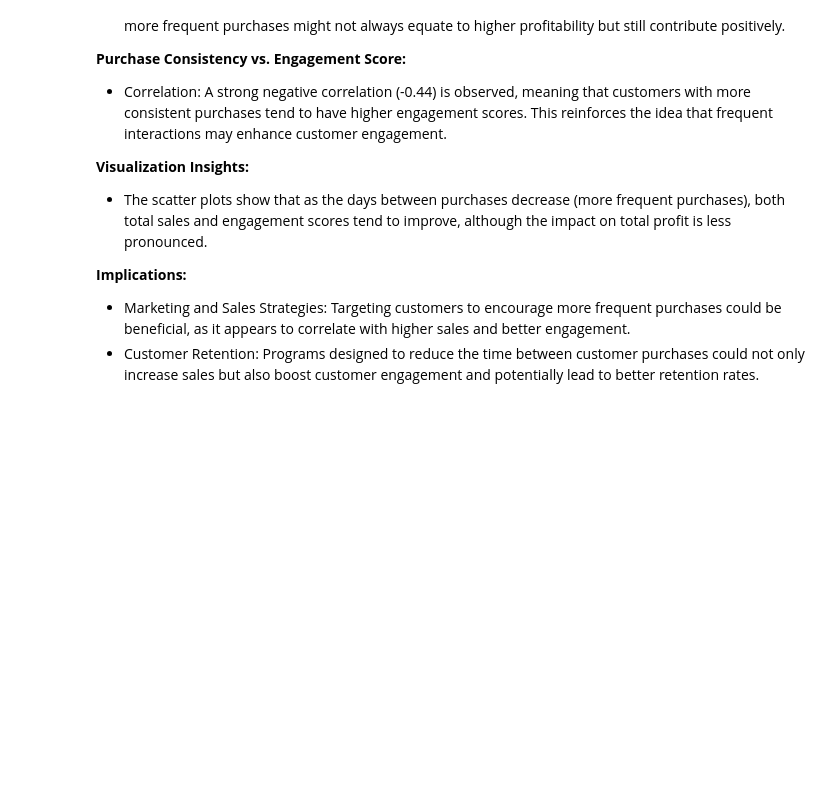
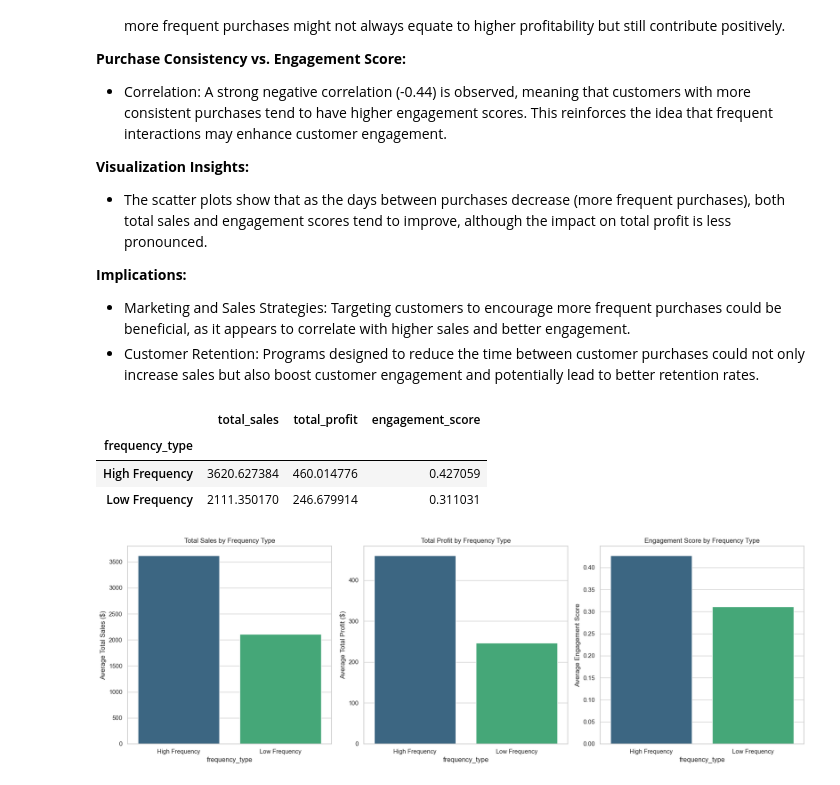
Before and after one commit to lilitrdavidyan/venture-ready-ecommerce-insights, a Jupyter notebook: notebooks/customer_profiles.ipynb, the cells around one changed output. Cells and saved outputs as stored; diff of their text form; code cells hidden in the pictures; blank space fills up the shorter version.

```diff
--- a/notebooks/customer_profiles.ipynb
+++ b/notebooks/customer_profiles.ipynb
@@ -530,3 +520,47 @@ purchase_consistency_correlation
 **Implications:**
 - Marketing and Sales Strategies: Targeting customers to encourage more frequent purchases could be beneficial, as it appears to correlate with higher sales and better engagement.
 - Customer Retention: Programs designed to reduce the time between customer purchases could not only increase sales but also boost customer engagement and potentially lead to better retention rates.
+# %%
+# Calculate the median purchase consistency
+median_purchase_consistency = customer_metrics['purchase_consistency_days'].median()
+
+# Segment customers into high and low frequency based on the median
+customer_metrics['frequency_type'] = customer_metrics['purchase_consistency_days'].apply(
+    lambda x: 'High Frequency' if x <= median_purchase_consistency else 'Low Frequency'
+)
+
+# Calculate average metrics for each group
+frequency_comparison = customer_metrics.groupby('frequency_type')[['total_sales', 'total_profit', 'engagement_score']].mean()
+
+frequency_comparison
+# %% [output]
+|  | total_sales | total_profit | engagement_score |
+| frequency_type |  |  |  |
+| High Frequency | 3620.627384 | 460.014776 | 0.427059 |
+| Low Frequency | 2111.350170 | 246.679914 | 0.311031 |
+# %%
+# Setting the style for the plots
+sns.set(style="whitegrid")
+
+# Creating bar plots for total sales, total profit, and engagement score
+fig, axes = plt.subplots(1, 3, figsize=(18, 6))
+
+# Total Sales
+sns.barplot(x=frequency_comparison.index, y=frequency_comparison['total_sales'], ax=axes[0], palette='viridis')
+axes[0].set_title('Total Sales by Frequency Type')
+axes[0].set_ylabel('Average Total Sales ($)')
+
+# Total Profit
+sns.barplot(x=frequency_comparison.index, y=frequency_comparison['total_profit'], ax=axes[1], palette='viridis')
+axes[1].set_title('Total Profit by Frequency Type')
+axes[1].set_ylabel('Average Total Profit ($)')
+
+# Engagement Score
+sns.barplot(x=frequency_comparison.index, y=frequency_comparison['engagement_score'], ax=axes[2], palette='viridis')
+axes[2].set_title('Engagement Score by Frequency Type')
+axes[2].set_ylabel('Average Engagement Score')
+
+plt.tight_layout()
+plt.show()
+# %% [output]
+[figure, added]
```
Also changed, not shown: parts of 25 cells of this notebook, 4 other files.
